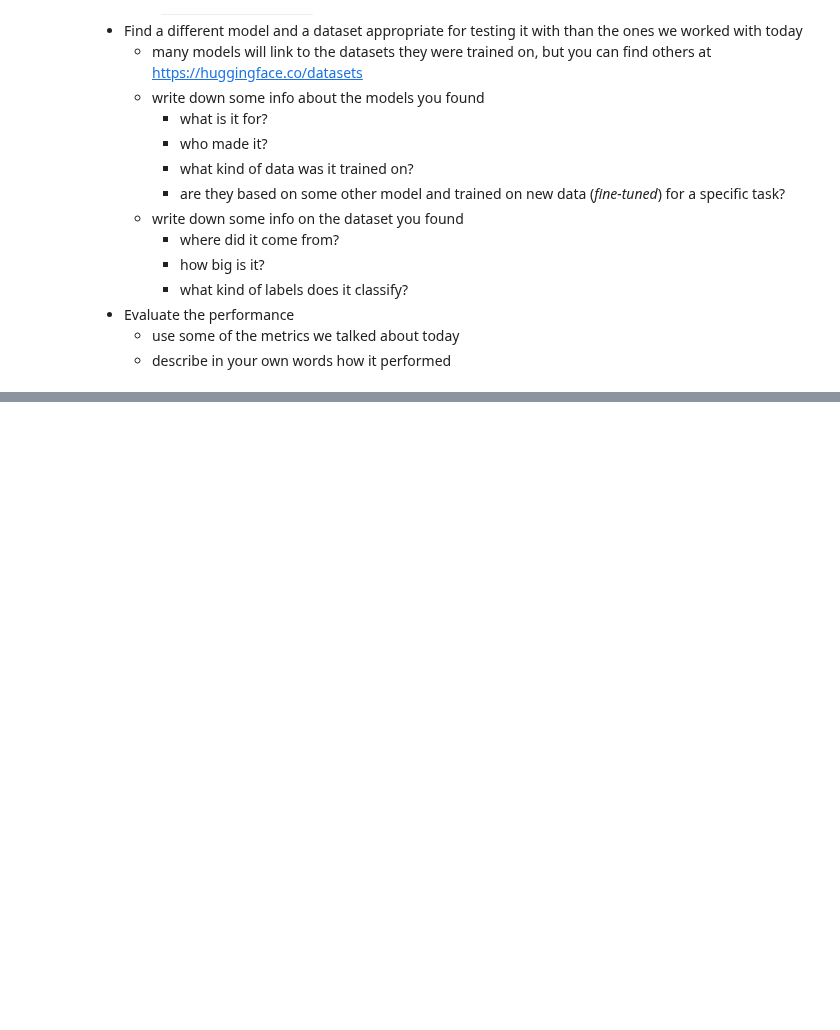
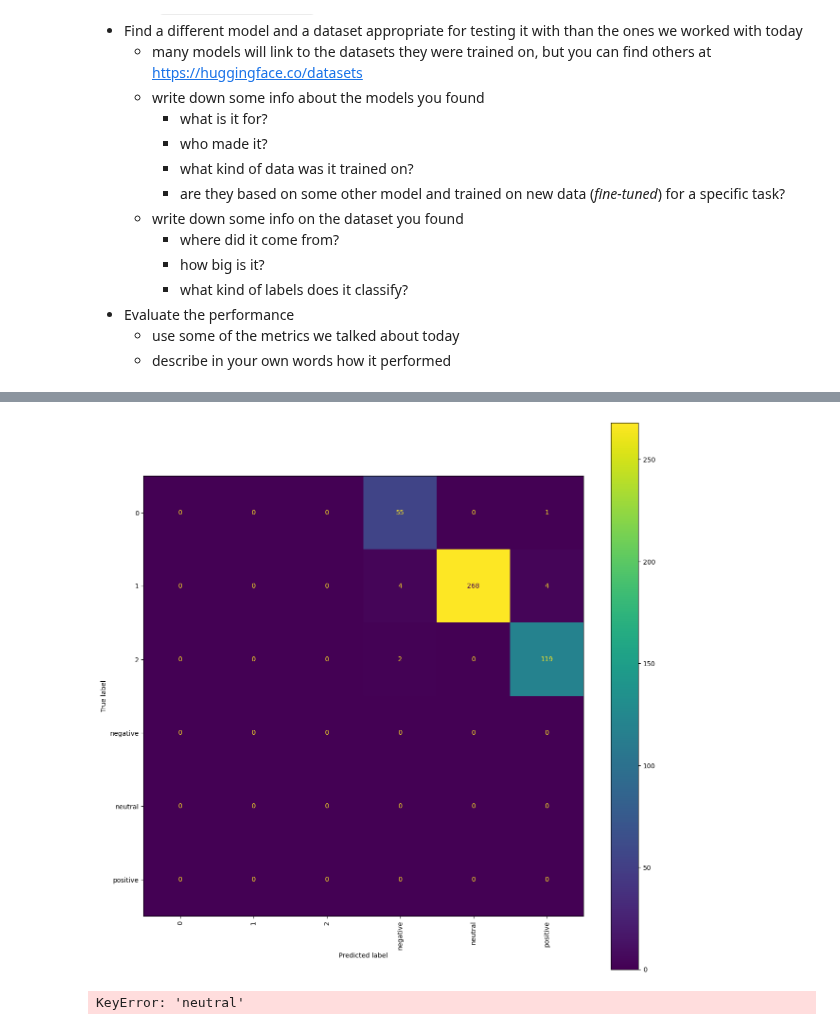
Before and after one commit to gonzalovaldenebro/NaturalLanguageProcessing-Portfolio, a Jupyter notebook: Part 1 - Exploring Pre-Trained NLP Models/AppliedExploration/F1_2_DataEvaluation.ipynb, the cells around one changed output, grey strips where cells are left out. Drawn from its saved outputs; the diff is of its cells as text; code cells hidden in the pictures; blank space fills up the shorter version.

```diff
--- a/Part 1 - Exploring Pre-Trained NLP Models/AppliedExploration/F1_2_DataEvaluation.ipynb
+++ b/Part 1 - Exploring Pre-Trained NLP Models/AppliedExploration/F1_2_DataEvaluation.ipynb
@@ -405,5 +405,5 @@ finbert = pipeline("text-classification", model="ProsusAI/finbert")
 # %%
 from datasets import load_dataset
 
-dataset1 = load_dataset("zeroshot/twitter-financial-news-sentiment")
+Financial_Data = load_dataset("financial_phrasebank", "sentences_allagree")
 # %%
@@ -428,0 +435,19 @@ dataset1["validation"].features
+# %%
+from transformers import pipeline
+from sklearn.model_selection import train_test_split
+from datasets import load_dataset
+
+# Initialize FinBERT model
+classifier = pipeline("text-classification", model="ProsusAI/finbert")
+
+# Get predictions on the validation set
+results = classifier(test_data["sentence"][:1000])
+
+# Extract predicted and actual labels
+predicted_labels = []
+actual_labels = []
+
+for idx in range(min(1000, len(test_data["label"]))):
+    predicted_labels.append(results[idx]["label"])
+    actual_label_numeric = test_data["label"][idx]  # Directly access label at the index
+    actual_labels.append(str(actual_label_numeric))
@@ -429,3 +471,58 @@ dataset1["validation"].features
+# %%
+from sklearn.metrics import confusion_matrix, ConfusionMatrixDisplay
+import matplotlib.pyplot as plt
+
+# Convert the predicted labels to string format
+predicted_labels_str = [str(label) for label in predicted_labels]
+
+# Get unique label names directly from the dataset
+label_names = sorted(set(actual_labels + predicted_labels_str))
+
+# Plot the confusion matrix
+fig, ax = plt.subplots(figsize=(15, 15))
+cm = confusion_matrix(actual_labels, predicted_labels_str, labels=label_names)
+cmd = ConfusionMatrixDisplay(confusion_matrix=cm, display_labels=label_names)
+cmd.plot(ax=ax, xticks_rotation='vertical')
+
+plt.show()
+# %% [output]
+[figure, added]
+# %%
+from transformers import pipeline
+from datasets import load_dataset
+from sklearn.metrics import classification_report, confusion_matrix, ConfusionMatrixDisplay
+import matplotlib.pyplot as plt
+
+tweet_stock_data = load_dataset("zeroshot/twitter-financial-news-sentiment")
+classifier = pipeline("text-classification", model="ProsusAI/finbert")
+
+results = classifier(tweet_stock_data["validation"]["text"][:1000])
+
+predicted_labels = []
+actual_labels = []
+
+for idx in range(1000):
+    predicted_labels.append(results[idx]["label"])
+    actual_label_numeric = tweet_stock_data["validation"]["label"][idx]
+    actual_labels.append(actual_label_numeric)
+
+# Map numeric labels to corresponding classes
+class_mapping = {0: 'negative', 1: 'neutral', 2: 'positive'}
+predicted_labels_str = [class_mapping[label] for label in predicted_labels]
+actual_labels_str = [class_mapping[label] for label in actual_labels]
+
+# Print classification report
+print(classification_report(actual_labels_str, predicted_labels_str, zero_division=0))
+
+# Plot the confusion matrix
+fig, ax = plt.subplots(figsize=(15, 15))
+cm = confusion_matrix(actual_labels_str, predicted_labels_str, labels=['negative', 'neutral', 'positive'])
+cmd = ConfusionMatrixDisplay(confusion_matrix=cm, display_labels=['negative', 'neutral', 'positive'])
+cmd.plot(ax=ax, xticks_rotation='vertical')
+
+plt.show()
+# %% [output]
+KeyError: 'neutral'
 # %%
 from datasets import load_dataset
 
```
Also changed, not shown: parts of 8 cells of this notebook, 2 other files.
